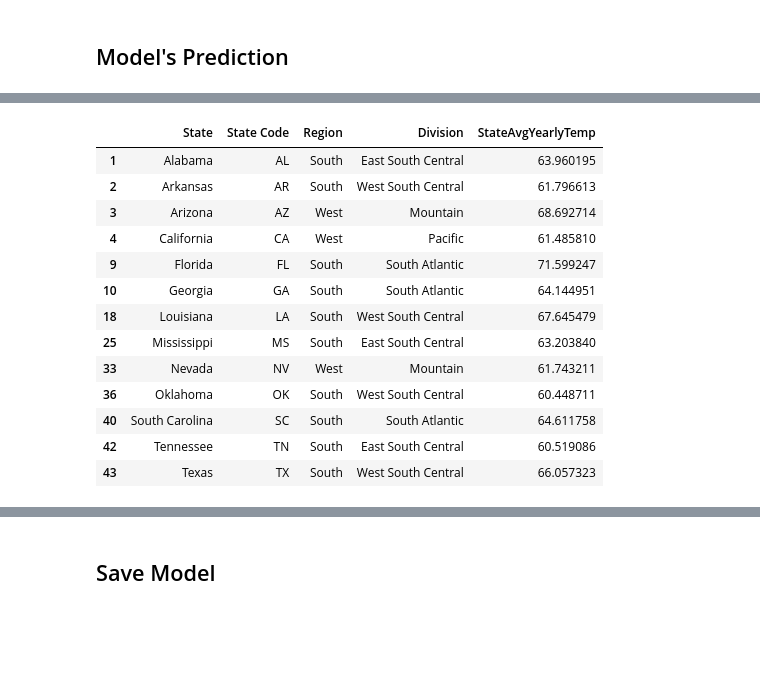
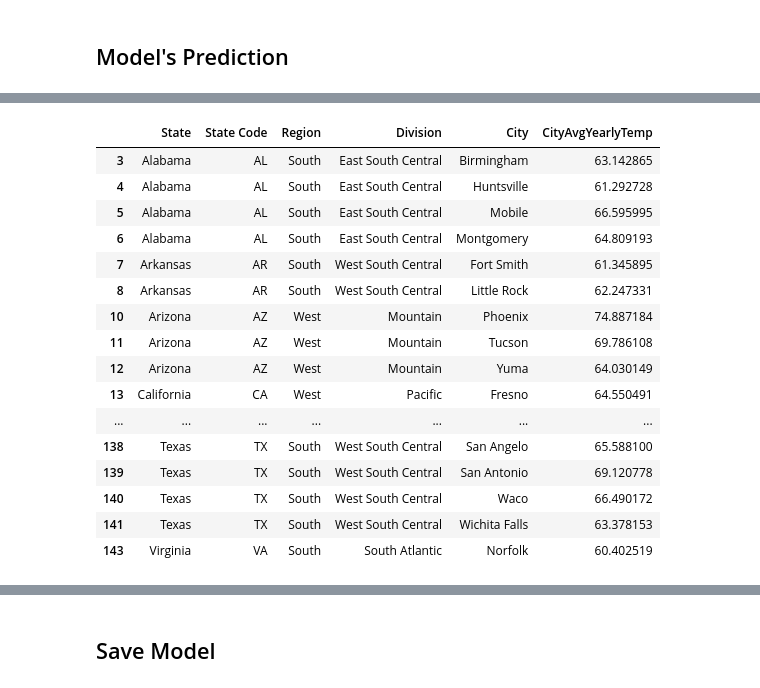
Before and after one commit to rmoreira/csce-5214-project-2, a Jupyter notebook: model.ipynb, the cells around one changed output, grey strips where cells are left out. Cells and saved outputs as stored; diff of their text form; code cells hidden in the pictures; blank space fills up the shorter version.

```diff
--- a/model.ipynb
+++ b/model.ipynb
@@ -134,26 +146,29 @@ df_states.head()
 # %%
 # now look for the states having temperature in the specified range
 min_temp = 60
 max_temp = 75
 
 # get all states having the avg yearly temperature in range
-temp = df_states[(df_states.StateAvgYearlyTemp >= min_temp) & (df_states.StateAvgYearlyTemp <= max_temp)]
+temp = df_states[(df_states.CityAvgYearlyTemp >= min_temp) & (df_states.CityAvgYearlyTemp <= max_temp)]
 temp
 # %% [output]
-|  | State | State Code | Region | Division | StateAvgYearlyTemp |
-| 1 | Alabama | AL | South | East South Central | 63.960195 |
-| 2 | Arkansas | AR | South | West South Central | 61.796613 |
-| 3 | Arizona | AZ | West | Mountain | 68.692714 |
-| 4 | California | CA | West | Pacific | 61.485810 |
-| 9 | Florida | FL | South | South Atlantic | 71.599247 |
-| 10 | Georgia | GA | South | South Atlantic | 64.144951 |
-| 18 | Louisiana | LA | South | West South Central | 67.645479 |
-| 25 | Mississippi | MS | South | East South Central | 63.203840 |
-| 33 | Nevada | NV | West | Mountain | 61.743211 |
-| 36 | Oklahoma | OK | South | West South Central | 60.448711 |
-| 40 | South Carolina | SC | South | South Atlantic | 64.611758 |
-| 42 | Tennessee | TN | South | East South Central | 60.519086 |
-| 43 | Texas | TX | South | West South Central | 66.057323 |
+|  | State | State Code | Region | Division | City | CityAvgYearlyTemp |
+| 3 | Alabama | AL | South | East South Central | Birmingham | 63.142865 |
+| 4 | Alabama | AL | South | East South Central | Huntsville | 61.292728 |
+| 5 | Alabama | AL | South | East South Central | Mobile | 66.595995 |
+| 6 | Alabama | AL | South | East South Central | Montgomery | 64.809193 |
+| 7 | Arkansas | AR | South | West South Central | Fort Smith | 61.345895 |
+| 8 | Arkansas | AR | South | West South Central | Little Rock | 62.247331 |
+| 10 | Arizona | AZ | West | Mountain | Phoenix | 74.887184 |
+| 11 | Arizona | AZ | West | Mountain | Tucson | 69.786108 |
+| 12 | Arizona | AZ | West | Mountain | Yuma | 64.030149 |
+| 13 | California | CA | West | Pacific | Fresno | 64.550491 |
+| ... | ... | ... | ... | ... | ... | ... |
+| 138 | Texas | TX | South | West South Central | San Angelo | 65.588100 |
+| 139 | Texas | TX | South | West South Central | San Antonio | 69.120778 |
+| 140 | Texas | TX | South | West South Central | Waco | 66.490172 |
+| 141 | Texas | TX | South | West South Central | Wichita Falls | 63.378153 |
+| 143 | Virginia | VA | South | South Atlantic | Norfolk | 60.402519 |
 # %%
 # perform one-hot-encodings
 temp = pd.concat([temp, pd.get_dummies(temp['Region'], prefix='Region_')], axis=1)
```
Also changed, not shown: parts of 16 cells of this notebook, 1 other file.
